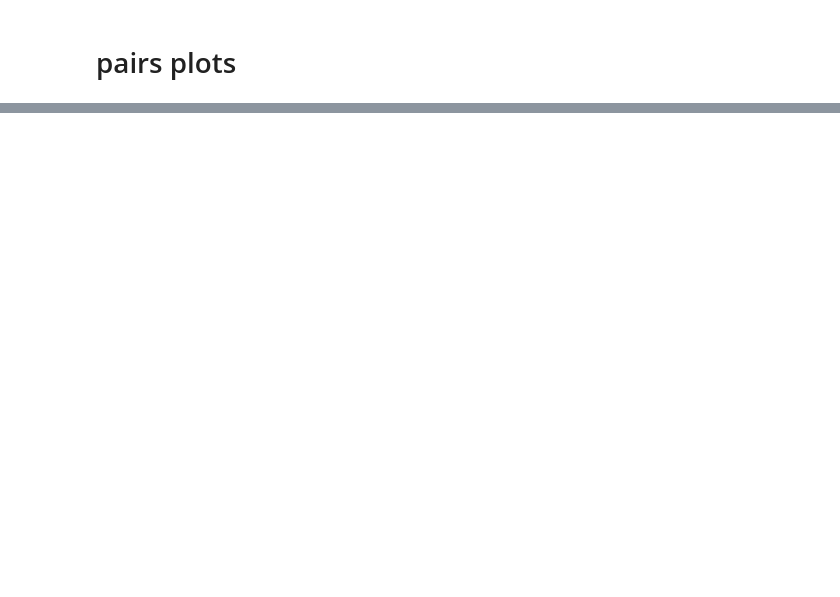
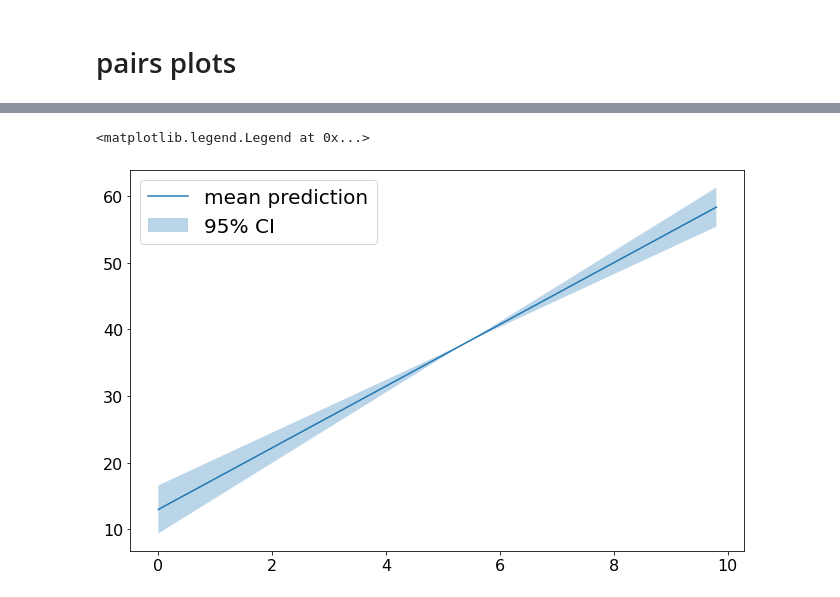
Before and after one commit to al-jshen/linreg-bayes, a Jupyter notebook: linreg.ipynb, the cells around one changed output, grey strips where cells are left out. Cells and saved outputs as stored; diff of their text form; code cells hidden in the pictures; blank space fills up the shorter version.

```diff
--- a/linreg.ipynb
+++ b/linreg.ipynb
@@ -149,0 +161,12 @@ az.plot_pair(fit, var_names=['alpha', 'beta', 'sigma'], marginals=True, kind=['s
+# %%
+alpha_mean = alphas.mean()
+alpha_std = alphas.std()
+beta_mean = betas.mean()
+beta_std = betas.std()
+
+plt.plot(x, alpha_mean + beta_mean * x, label='mean prediction')
+plt.fill_between(x, (alpha_mean - 2 * alpha_std) + (beta_mean + 2 * beta_std) * x, (alpha_mean + 2 * alpha_std) + (beta_mean - 2 * beta_std) * x, alpha=0.3, label='95% CI')
+plt.legend(fontsize=20)
+# %% [output]
+<matplotlib.legend.Legend at 0x...>
+[figure, added]
```
Also changed, not shown: parts of 17 cells of this notebook.
